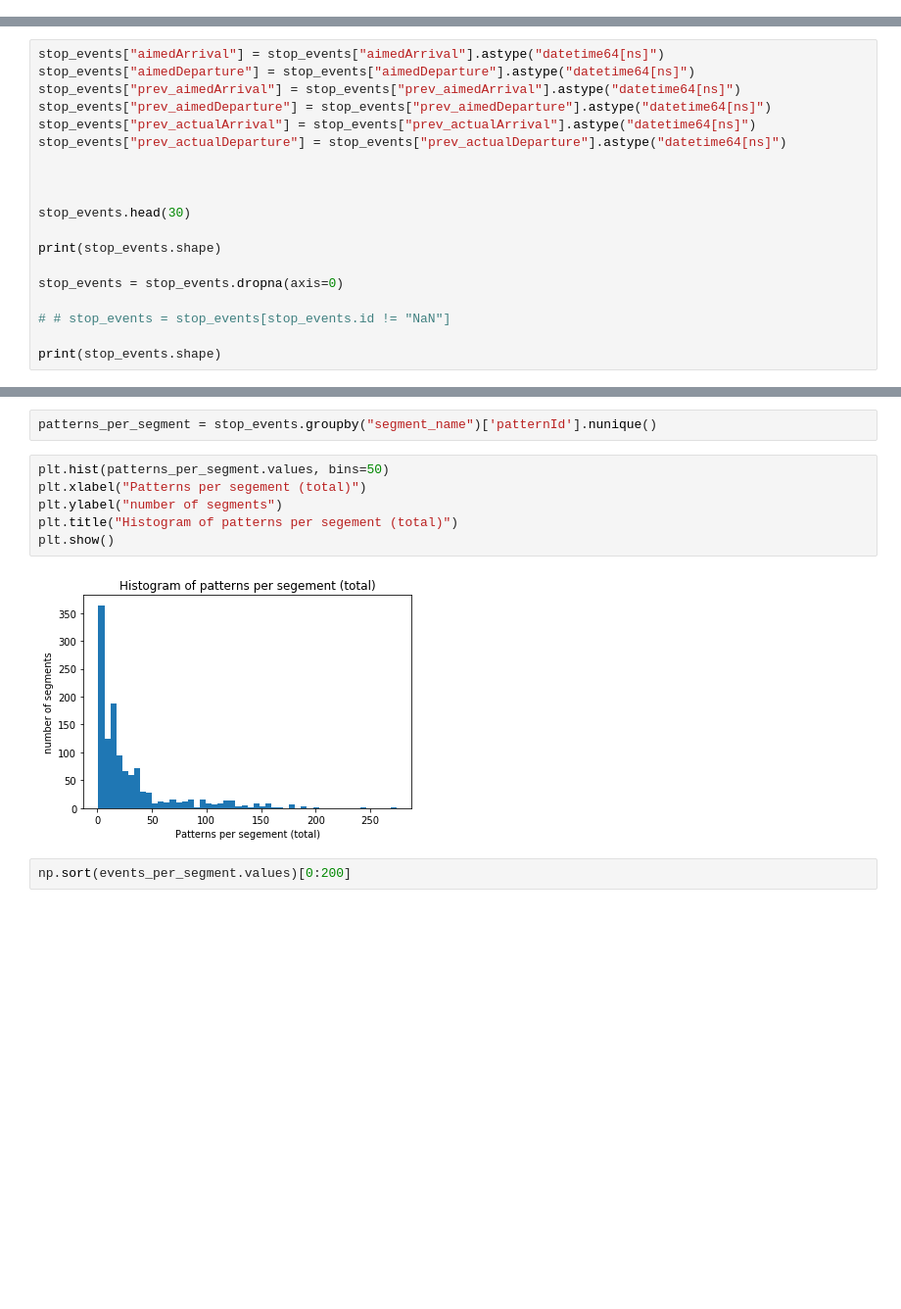
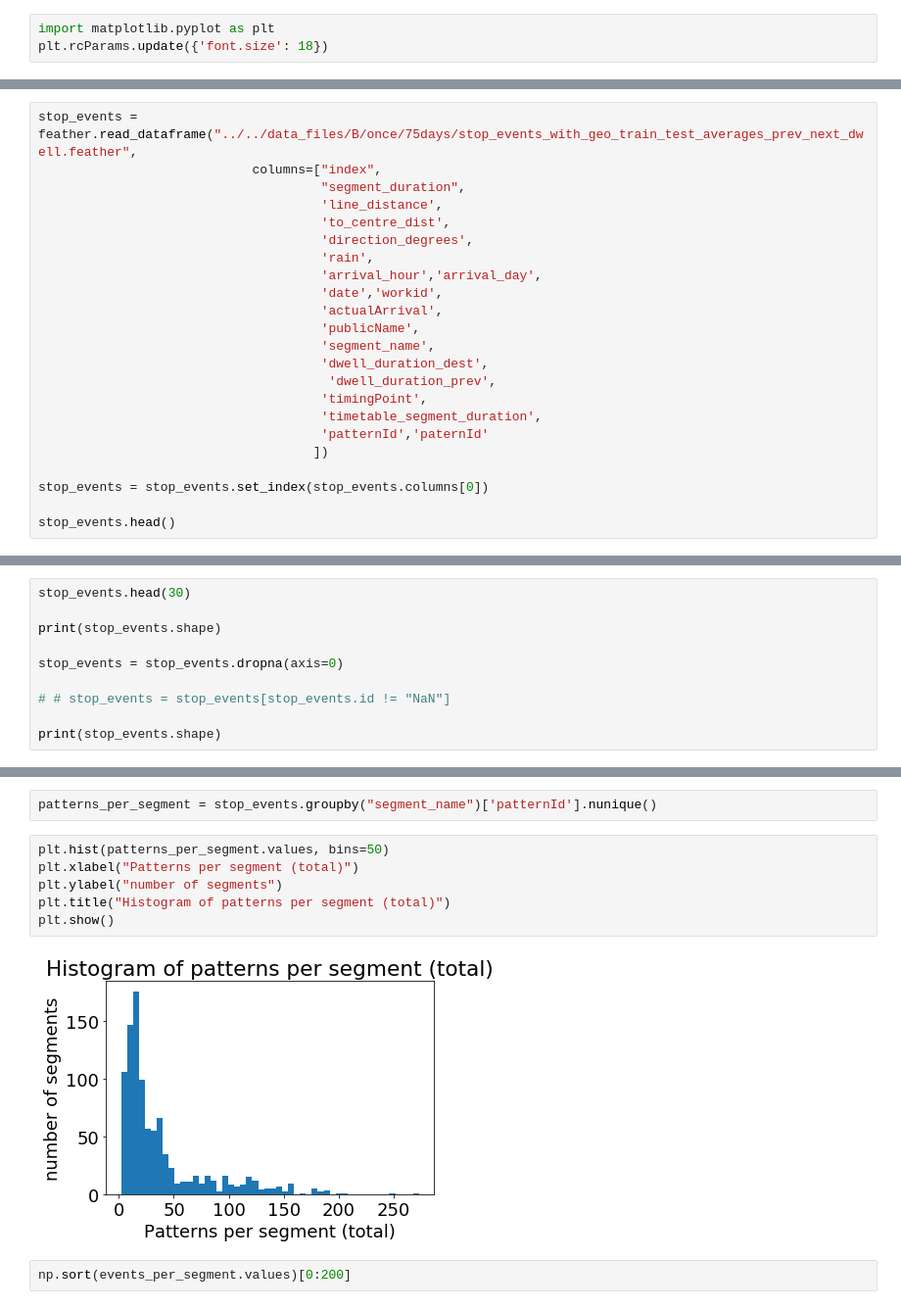
Before and after one commit to gingertom/buses, a Jupyter notebook: Data Exploration/IEA/Stop_events EDA2.ipynb, the cells around one changed output, grey strips where cells are left out. Shown at 98% size. Cells and saved outputs as stored; diff of their text form; blank space fills up the shorter version.

Commit message:
Updates to how files are loaded and how some graphs are drawn.

```diff
--- a/Data Exploration/IEA/Stop_events EDA2.ipynb
+++ b/Data Exploration/IEA/Stop_events EDA2.ipynb
@@ -12,5 +12,8 @@ import gmaps
 import feather
 
 gmaps.configure(api_key="AIzaSyAnubumevhate_wi70P93UM550PckRfLW0")
+# %%
+import matplotlib.pyplot as plt
+plt.rcParams.update({'font.size': 18})
 # %% [markdown]
 ## Loading and preparing the data
@@ -28,0 +20,23 @@ stop_events.head()
+# %%
+stop_events = feather.read_dataframe("../../data_files/B/once/75days/stop_events_with_geo_train_test_averages_prev_next_dwell.feather",
+                            columns=["index",
+                                     "segment_duration",
+                                     'line_distance',
+                                     'to_centre_dist',
+                                     'direction_degrees',
+                                     'rain',
+                                     'arrival_hour','arrival_day',
+                                     'date','workid',
+                                     'actualArrival',
+                                     'publicName',
+                                     'segment_name',
+                                     'dwell_duration_dest',
+                                      'dwell_duration_prev',
+                                     'timingPoint',
+                                     'timetable_segment_duration',
+                                     'patternId','paternId'
+                                    ])
+
+stop_events = stop_events.set_index(stop_events.columns[0])
+
+stop_events.head()
@@ -29,13 +51,4 @@ stop_events.head()
 # %%
-stop_events["aimedArrival"] = stop_events["aimedArrival"].astype("datetime64[ns]")
-stop_events["aimedDeparture"] = stop_events["aimedDeparture"].astype("datetime64[ns]")
-stop_events["prev_aimedArrival"] = stop_events["prev_aimedArrival"].astype("datetime64[ns]")
-stop_events["prev_aimedDeparture"] = stop_events["prev_aimedDeparture"].astype("datetime64[ns]")
-stop_events["prev_actualArrival"] = stop_events["prev_actualArrival"].astype("datetime64[ns]")
-stop_events["prev_actualDeparture"] = stop_events["prev_actualDeparture"].astype("datetime64[ns]")
-
-
-
 stop_events.head(30)
 
 print(stop_events.shape)
@@ -192,12 +279,12 @@ plt.show()
 patterns_per_segment = stop_events.groupby("segment_name")['patternId'].nunique()
 # %%
 plt.hist(patterns_per_segment.values, bins=50)
-plt.xlabel("Patterns per segement (total)")
+plt.xlabel("Patterns per segment (total)")
 plt.ylabel("number of segments")
-plt.title("Histogram of patterns per segement (total)")
+plt.title("Histogram of patterns per segment (total)")
 plt.show()
 # %% [output]
-[figure, old version]
+[figure, new version]
 # %%
 np.sort(events_per_segment.values)[0:200]
 # %% [output]
```
Also changed, not shown: parts of 26 cells of this notebook.
